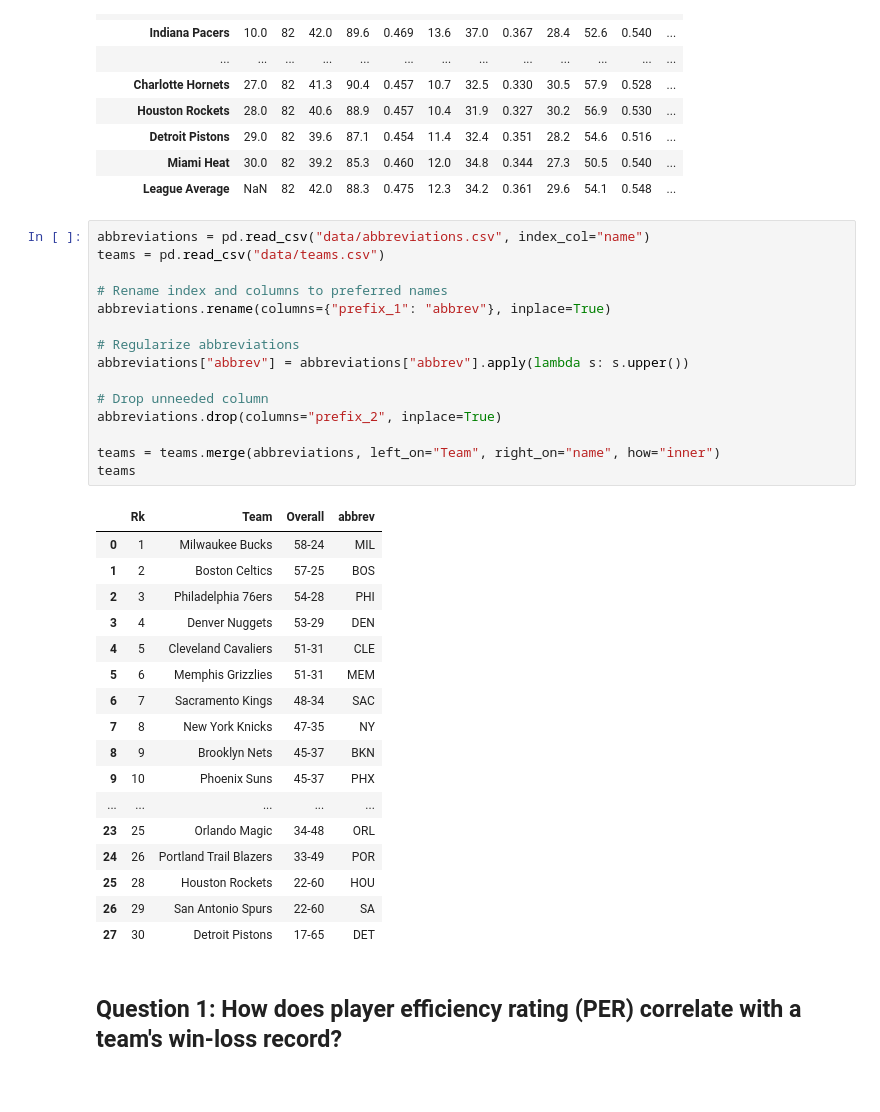
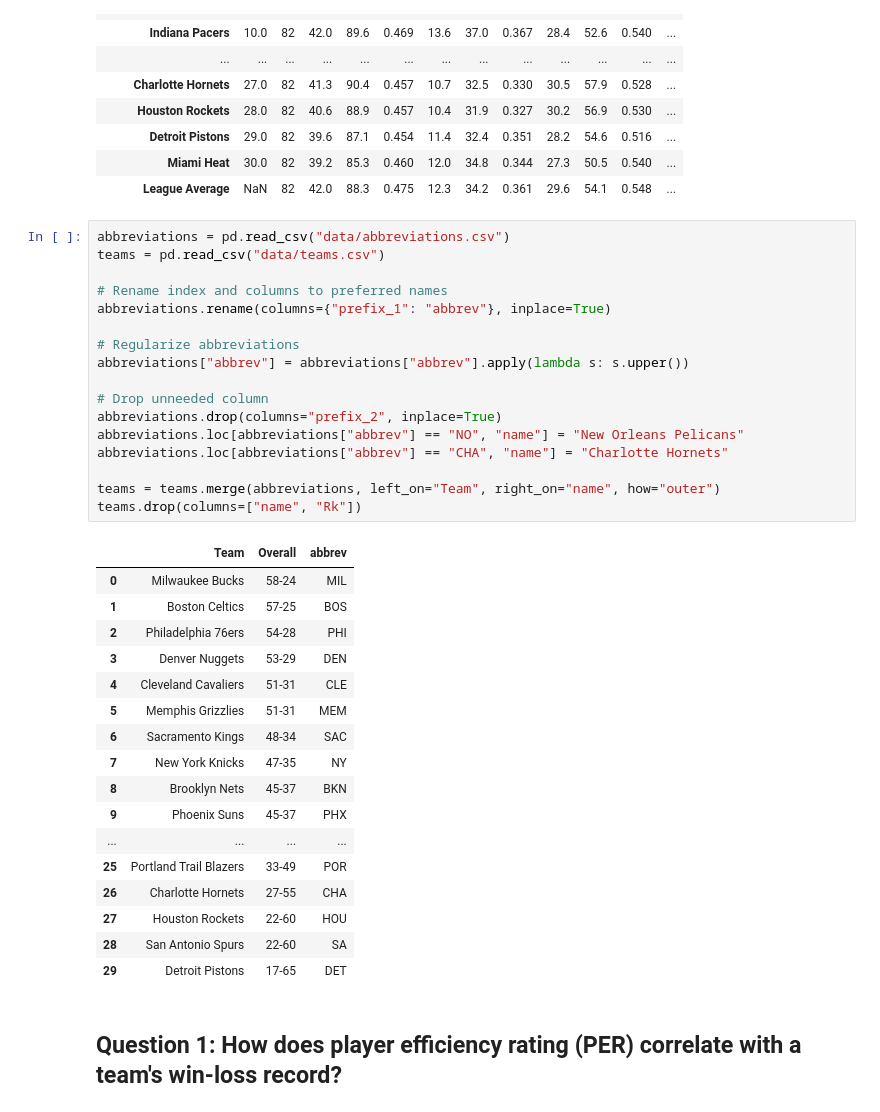
Before and after one commit to lynathaniel/cse163-project, a Jupyter notebook: basketball.ipynb, the cells around one changed output. Drawn from its saved outputs; the diff is of its cells as text.

```diff
--- a/basketball.ipynb
+++ b/basketball.ipynb
@@ -58,38 +61,40 @@ three_pt_atmpts
 | Miami Heat | 30.0 | 82 | 39.2 | 85.3 | 0.460 | 12.0 | 34.8 | 0.344 | 27.3 | 50.5 | 0.540 | ... |
 | League Average | NaN | 82 | 42.0 | 88.3 | 0.475 | 12.3 | 34.2 | 0.361 | 29.6 | 54.1 | 0.548 | ... |
 # %%
-abbreviations = pd.read_csv("data/abbreviations.csv", index_col="name")
+abbreviations = pd.read_csv("data/abbreviations.csv")
 teams = pd.read_csv("data/teams.csv")
 
 # Rename index and columns to preferred names
 abbreviations.rename(columns={"prefix_1": "abbrev"}, inplace=True)
 
 # Regularize abbreviations
 abbreviations["abbrev"] = abbreviations["abbrev"].apply(lambda s: s.upper())
 
 # Drop unneeded column
 abbreviations.drop(columns="prefix_2", inplace=True)
+abbreviations.loc[abbreviations["abbrev"] == "NO", "name"] = "New Orleans Pelicans"
+abbreviations.loc[abbreviations["abbrev"] == "CHA", "name"] = "Charlotte Hornets"
 
-teams = teams.merge(abbreviations, left_on="Team", right_on="name", how="inner")
-teams
+teams = teams.merge(abbreviations, left_on="Team", right_on="name", how="outer")
+teams.drop(columns=["name", "Rk"])
 # %% [output]
-|  | Rk | Team | Overall | abbrev |
-| 0 | 1 | Milwaukee Bucks | 58-24 | MIL |
-| 1 | 2 | Boston Celtics | 57-25 | BOS |
-| 2 | 3 | Philadelphia 76ers | 54-28 | PHI |
-| 3 | 4 | Denver Nuggets | 53-29 | DEN |
-| 4 | 5 | Cleveland Cavaliers | 51-31 | CLE |
-| 5 | 6 | Memphis Grizzlies | 51-31 | MEM |
-| 6 | 7 | Sacramento Kings | 48-34 | SAC |
-| 7 | 8 | New York Knicks | 47-35 | NY |
-| 8 | 9 | Brooklyn Nets | 45-37 | BKN |
-| 9 | 10 | Phoenix Suns | 45-37 | PHX |
-| ... | ... | ... | ... | ... |
-| 23 | 25 | Orlando Magic | 34-48 | ORL |
-| 24 | 26 | Portland Trail Blazers | 33-49 | POR |
-| 25 | 28 | Houston Rockets | 22-60 | HOU |
-| 26 | 29 | San Antonio Spurs | 22-60 | SA |
-| 27 | 30 | Detroit Pistons | 17-65 | DET |
+|  | Team | Overall | abbrev |
+| 0 | Milwaukee Bucks | 58-24 | MIL |
+| 1 | Boston Celtics | 57-25 | BOS |
+| 2 | Philadelphia 76ers | 54-28 | PHI |
+| 3 | Denver Nuggets | 53-29 | DEN |
+| 4 | Cleveland Cavaliers | 51-31 | CLE |
+| 5 | Memphis Grizzlies | 51-31 | MEM |
+| 6 | Sacramento Kings | 48-34 | SAC |
+| 7 | New York Knicks | 47-35 | NY |
+| 8 | Brooklyn Nets | 45-37 | BKN |
+| 9 | Phoenix Suns | 45-37 | PHX |
+| ... | ... | ... | ... |
+| 25 | Portland Trail Blazers | 33-49 | POR |
+| 26 | Charlotte Hornets | 27-55 | CHA |
+| 27 | Houston Rockets | 22-60 | HOU |
+| 28 | San Antonio Spurs | 22-60 | SA |
+| 29 | Detroit Pistons | 17-65 | DET |
 # %% [markdown]
 ## Question 1: How does player efficiency rating (PER) correlate with a team's win-loss record?
 # %%
```
Also changed, not shown: parts of 7 cells of this notebook, 2 other files.
